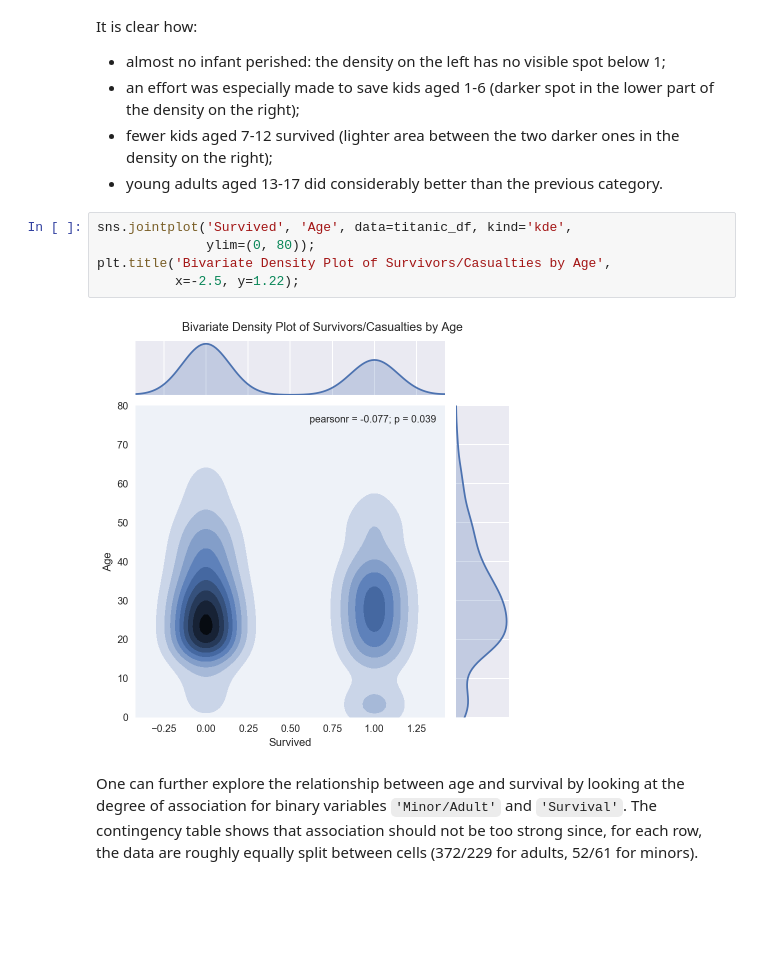
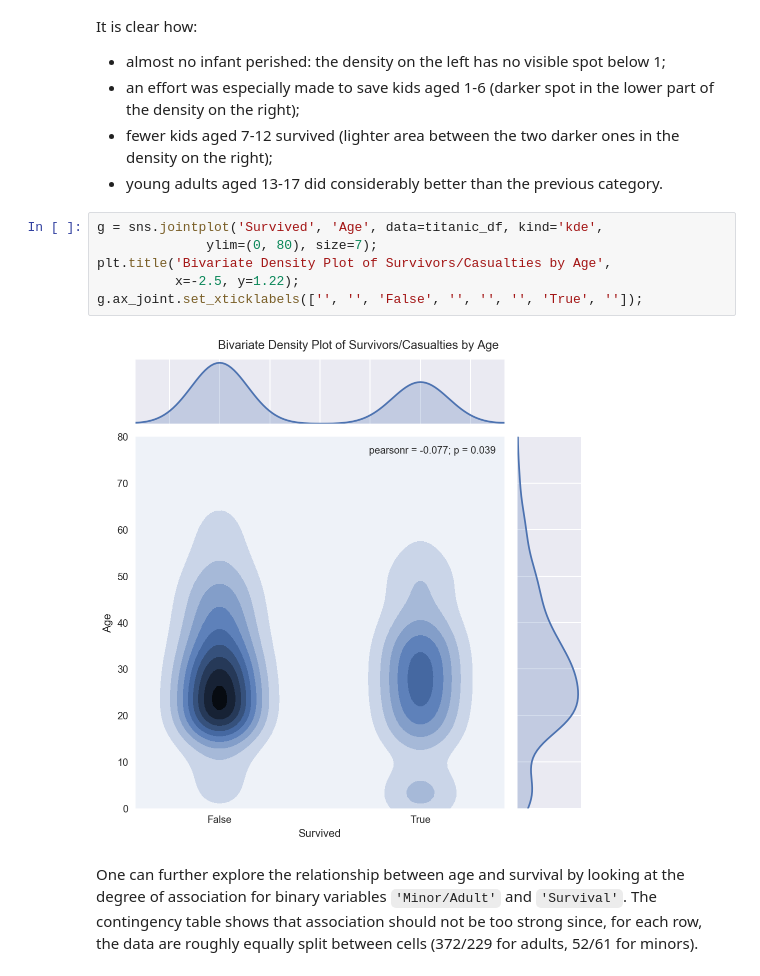
Before and after one commit to federicomariamassari/udacity-dand, a Jupyter notebook: projects/p2/dand-p2-investigate-a-dataset.ipynb, the cells around one changed output. Cells and saved outputs as stored; diff of their text form; blank space fills up the shorter version.

Commit message:
refactor: Vary x-ticks in bivariate density plots

```diff
--- a/projects/p2/dand-p2-investigate-a-dataset.ipynb
+++ b/projects/p2/dand-p2-investigate-a-dataset.ipynb
@@ -996,12 +996,13 @@ The different fortune of kids aged 0-6, 7-12, and 13-17 is visible in the bivari
 - fewer kids aged 7-12 survived (lighter area between the two darker ones in the density on the right);
 - young adults aged 13-17 did considerably better than the previous category.
 # %%
-sns.jointplot('Survived', 'Age', data=titanic_df, kind='kde',
-              ylim=(0, 80));
+g = sns.jointplot('Survived', 'Age', data=titanic_df, kind='kde',
+              ylim=(0, 80), size=7);
 plt.title('Bivariate Density Plot of Survivors/Casualties by Age',
           x=-2.5, y=1.22);
+g.ax_joint.set_xticklabels(['', '', 'False', '', '', '', 'True', '']);
 # %% [output]
-[figure, old version]
+[figure, new version]
 # %% [markdown]
 One can further explore the relationship between age and survival by looking at the degree of association for binary variables `'Minor/Adult'` and `'Survival'`. The contingency table shows that association should not be too strong since, for each row, the data are roughly equally split between cells (372/229 for adults, 52/61 for minors).
 # %%
```
Also changed, not shown: parts of 1 cell of this notebook.
